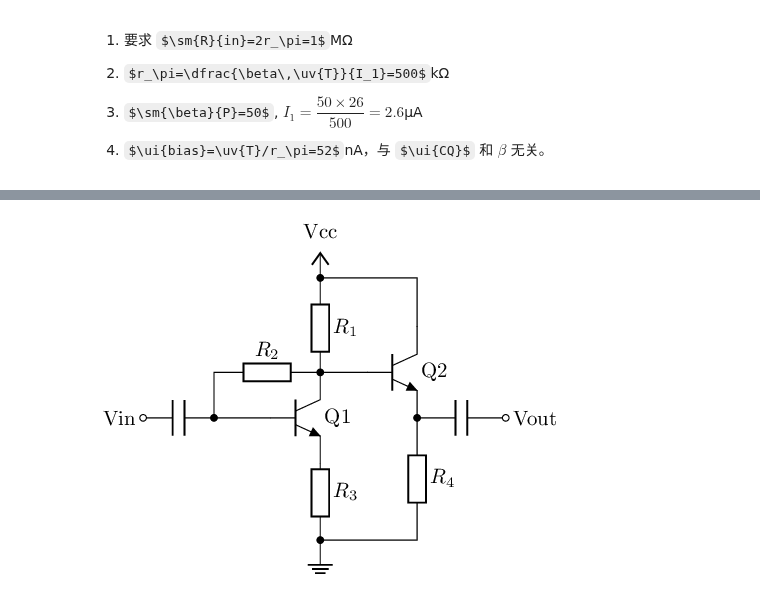
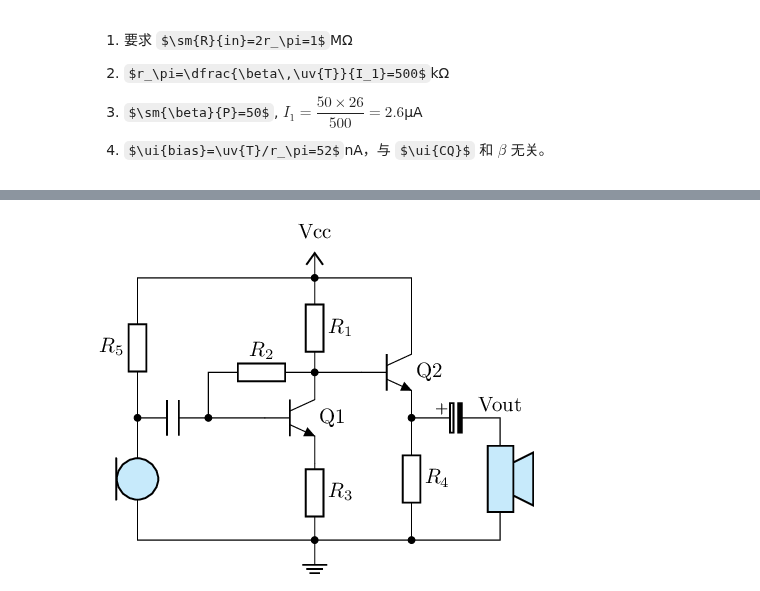
Before and after one commit to chenshuo/nuedc, a Jupyter notebook: docs/bjt-basics.ipynb, the cells around one changed output, grey strips where cells are left out. Drawn from its saved outputs; the diff is of its cells as text; code cells hidden in the pictures; some formulas as TeX source.

```diff
--- a/docs/bjt-basics.ipynb
+++ b/docs/bjt-basics.ipynb
@@ -1170,24 +1196,29 @@ node [vee] {Vee};
 # %%
 %%tikz -ct
 
-\ctikzset{transistors/arrow pos=end, american currents, american voltages, european resistors}
+\ctikzset{transistors/arrow pos=end, american currents, american voltages, european resistors, misc/fill=cyan!20}
 
 \draw (0, 0) node [npn] (Q1) {Q1};
 \draw (Q1.E) to [R, l={$R_3$}, bipoles/length=1cm] ++(0, -1.0)
   to [short, -*] ++(0, -0.3)
   coordinate (G) node [ground] {};
 \draw (Q1.C) to [R, l_={$R_1$}, bipoles/length=1cm] ++(0, 1.5)
   to [short, -*] ++(0, 0.1) node [vcc] {Vcc}
   coordinate (T);
 \draw (Q1.C) to [R, l_={$R_2$}, bipoles/length=1cm] ++(-1.8, 0)
   coordinate (C) |- (Q1.B);
-\draw (Q1.B-|C) node [circ] {} to [C, bipoles/length=1cm] ++(-1.2, 0) node [ocirc] {}
-  node [left] {Vin};
+\draw (Q1.B-|C) node [circ] {} to [C, bipoles/length=1cm] ++(-1.2, 0)
+  coordinate (MIC)
+  to [tlmic, mirror, *-] (MIC|-G) -- (G);
+\draw (MIC) to [R, l={$R_5$}, bipoles/length=1cm] (MIC|-T) -- (T);
 
 \draw (Q1.C) to [short, *-] ++(0.8, 0) node [npn, anchor=B] (Q2) {Q2};
 \draw (Q2.C) |- (T);
-\draw (Q2.E) node [circ] {} to [C, bipoles/length=1cm] ++(1.5, 0) node [ocirc] {}  node [right] {Vout};
+\draw (Q2.E) node [circ] {} to [eC, bipoles/length=1cm] ++(1.5, 0)
+  coordinate (OUT) node [above] {Vout}
+  to [loudspeaker] (OUT|-G) -- (G);
+
 \draw (Q2.E) to [R, l={$R_4$}, bipoles/length=1cm] (Q2.E|-G)
-  -- (G);
+  node [circ] {};
 # %% [output]
-[figure, old version]
+[figure, new version]
```
Also changed, not shown: parts of 15 cells of this notebook.
